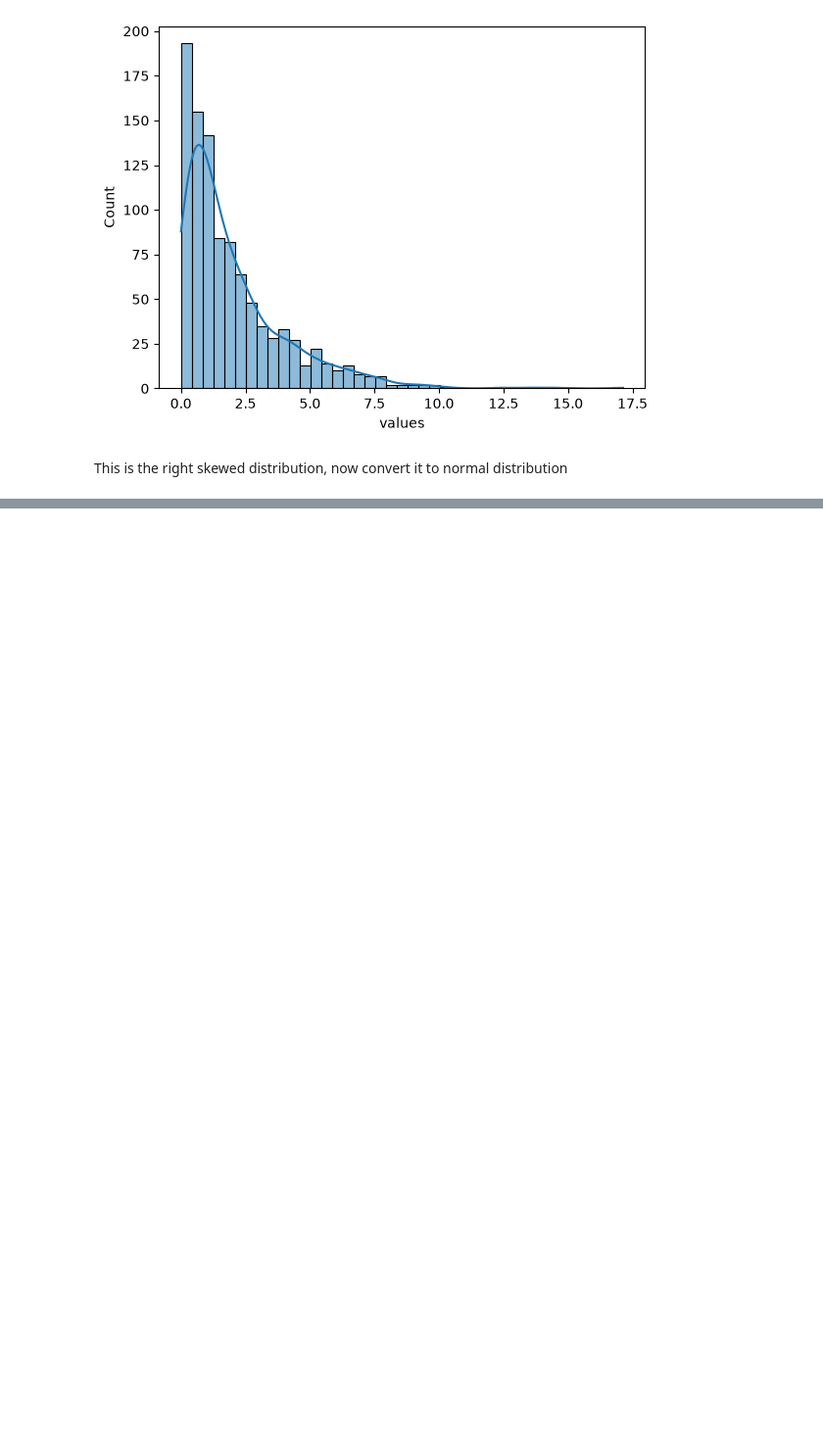
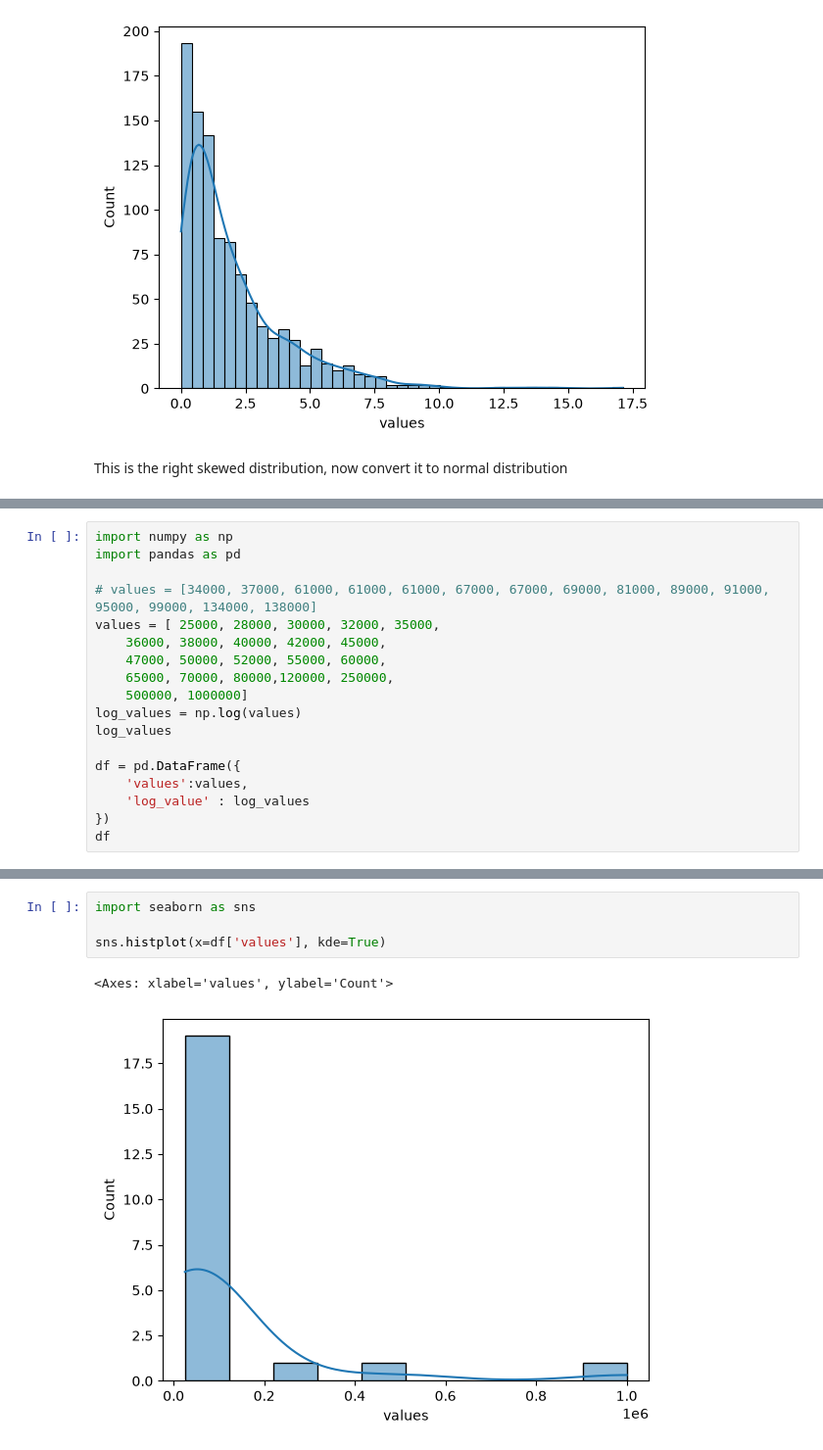
Before and after one commit to UsamaXNaeem528/Generative-Ai, a Jupyter notebook: 06_Week_10_Numpy_Pandas_Visulaization/iii-Scaling_normalization.ipynb, the cells around one changed output, grey strips where cells are left out. Shown at 98% size. Saved outputs shown, nothing was run; the diff lists cells and outputs as text; blank space fills up the shorter version.

```diff
--- a/06_Week_10_Numpy_Pandas_Visulaization/iii-Scaling_normalization.ipynb
+++ b/06_Week_10_Numpy_Pandas_Visulaization/iii-Scaling_normalization.ipynb
@@ -287,0 +389,18 @@ sns.histplot(df['box-cox'], kde=True)
+# %%
+import numpy as np
+import pandas as pd
+
+# values = [34000, 37000, 61000, 61000, 61000, 67000, 67000, 69000, 81000, 89000, 91000, 95000, 99000, 134000, 138000]
+values = [ 25000, 28000, 30000, 32000, 35000,
+    36000, 38000, 40000, 42000, 45000,
+    47000, 50000, 52000, 55000, 60000,
+    65000, 70000, 80000,120000, 250000,
+    500000, 1000000]
+log_values = np.log(values)
+log_values
+
+df = pd.DataFrame({
+    'values':values,
+    'log_value' : log_values
+})
+df
@@ -287,0 +425,7 @@ sns.histplot(df['box-cox'], kde=True)
+# %%
+import seaborn as sns
+
+sns.histplot(x=df['values'], kde=True)
+# %% [output]
+<Axes: xlabel='values', ylabel='Count'>
+[figure, added]
```
Also changed, not shown: parts of 14 cells of this notebook, 3 other files.
